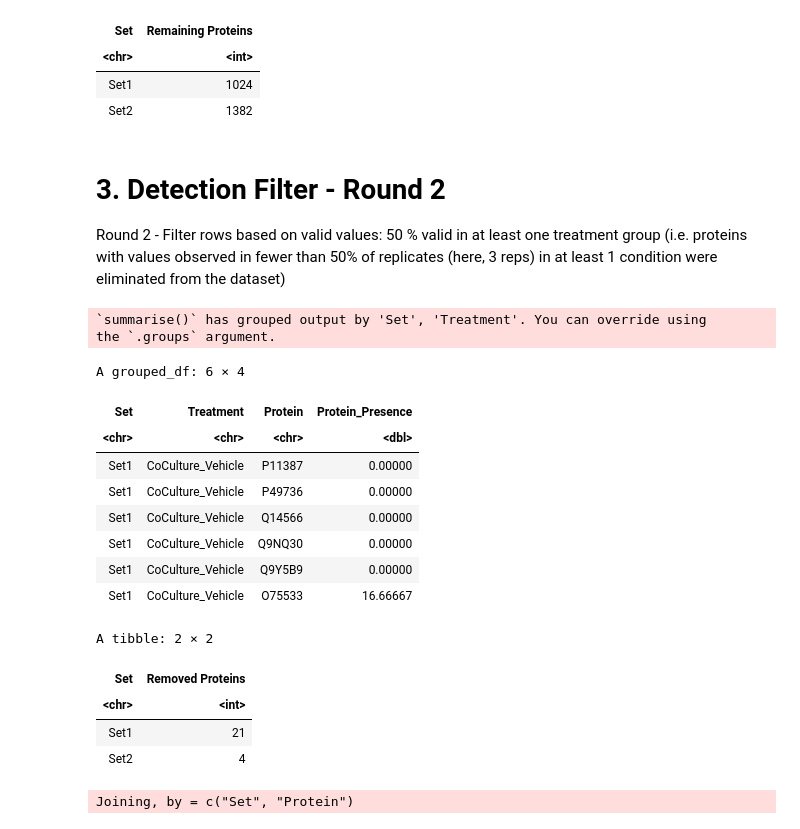
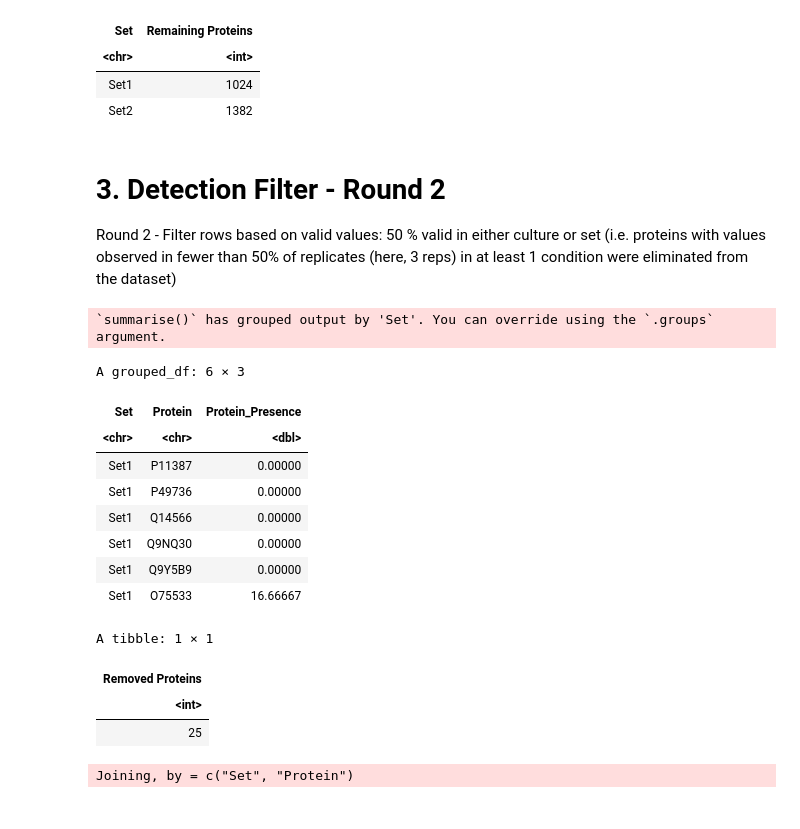
Before and after one commit to UNC-CEMALB/Characterizing-the-Extracellular-Vesicle-Proteomic-Landscape-of-the-Human-Airway-using-In-vitro-Orga, a Jupyter notebook: 1. Data Processing/Data Processing.ipynb, the cells around one changed output. Cells and saved outputs as stored; diff of their text form; code cells hidden in the pictures.

```diff
--- a/1. Data Processing/Data Processing.ipynb
+++ b/1. Data Processing/Data Processing.ipynb
@@ -171,43 +171,41 @@ A tibble: 2 × 2
 # %% [markdown]
 # 3. Detection Filter - Round 2
 
-Round 2 - Filter rows based on valid values: 50 % valid in at least one treatment group (i.e. proteins with values observed in fewer than 50% of replicates (here, 3 reps) in at least 1 condition were eliminated from the dataset)
+Round 2 - Filter rows based on valid values: 50 % valid in either culture or set (i.e. proteins with values observed in fewer than 50% of replicates (here, 3 reps) in at least 1 condition were eliminated from the dataset)
 # %%
 protein_presence_df = detection_filter_1_df %>%
     # creating 2 count cols: 1st for non-missing data, 2nd for all data
     mutate(data_count = ifelse(is.na(Value), 0, 1), all_count = 1) %>%
-    group_by(Set, Treatment, Protein) %>%
+    group_by(Set, Protein) %>%
     summarize(Protein_Presence = sum(data_count)/ sum(all_count) * 100) %>%
     filter(Protein_Presence < 50) %>%
     arrange(Protein_Presence)
 
 head(protein_presence_df)
 
 # getting the proteins in the entire set that will be removed
 removed_proteins_df = protein_presence_df %>%
     ungroup() %>%
-    select(-c("Treatment", "Protein_Presence")) %>%
+    select(-Protein_Presence) %>%
     unique()
 
 # number of proteins removed from each set for the 2nd detection filter
 removed_proteins_df %>%
-    group_by(Set) %>%
     summarize(`Removed Proteins` = length(unique(Protein)))
 # %% [output]
-`summarise()` has grouped output by 'Set', 'Treatment'. You can override using
-the `.groups` argument.
+`summarise()` has grouped output by 'Set'. You can override using the `.groups`
+argument.
-A grouped_df: 6 × 4
+A grouped_df: 6 × 3
-| Set | Treatment | Protein | Protein_Presence |
-| <chr> | <chr> | <chr> | <dbl> |
-| Set1 | CoCulture_Vehicle | P11387 | 0.00000 |
-| Set1 | CoCulture_Vehicle | P49736 | 0.00000 |
-| Set1 | CoCulture_Vehicle | Q14566 | 0.00000 |
-| Set1 | CoCulture_Vehicle | Q9NQ30 | 0.00000 |
-| Set1 | CoCulture_Vehicle | Q9Y5B9 | 0.00000 |
-| Set1 | CoCulture_Vehicle | O75533 | 16.66667 |
+| Set | Protein | Protein_Presence |
+| <chr> | <chr> | <dbl> |
+| Set1 | P11387 | 0.00000 |
+| Set1 | P49736 | 0.00000 |
+| Set1 | Q14566 | 0.00000 |
+| Set1 | Q9NQ30 | 0.00000 |
+| Set1 | Q9Y5B9 | 0.00000 |
+| Set1 | O75533 | 16.66667 |
-A tibble: 2 × 2
+A tibble: 1 × 1
-| Set | Removed Proteins |
-| <chr> | <int> |
-| Set1 | 21 |
-| Set2 | 4 |
+| Removed Proteins |
+| <int> |
+| 25 |
 # %%
```
Also changed, not shown: parts of 11 cells of this notebook.
